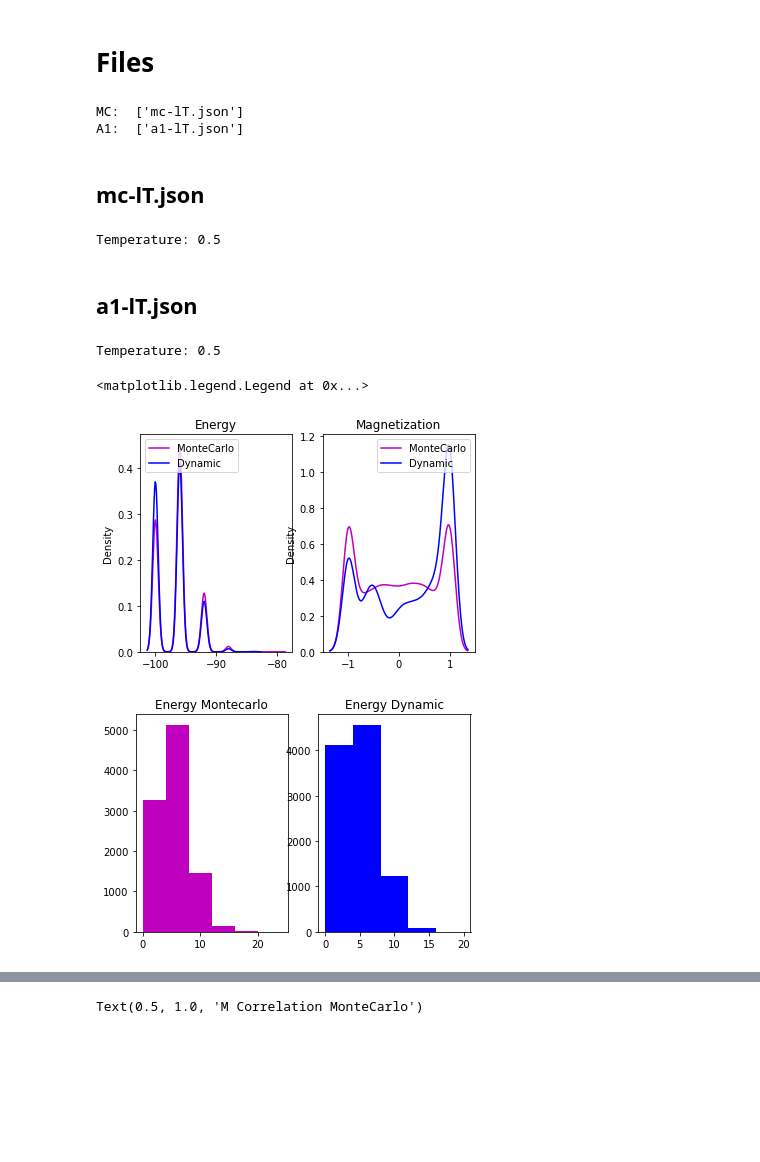
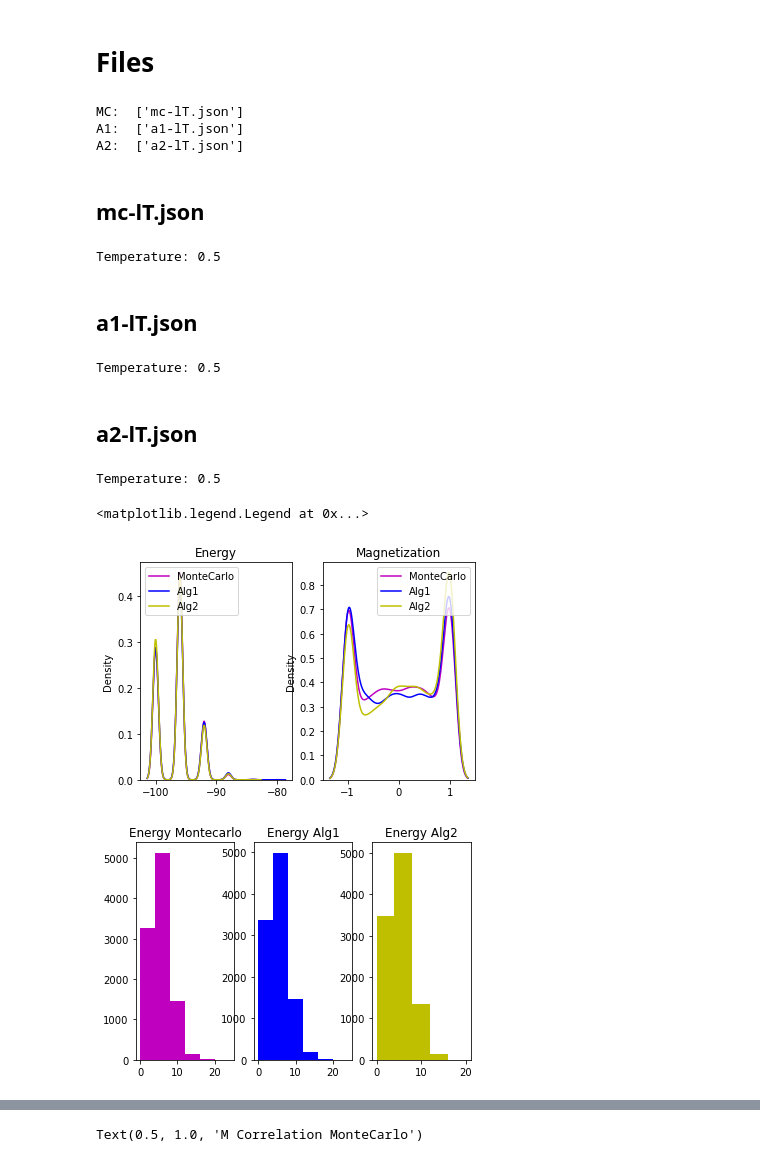
Before and after one commit to SabSav/thesis-code, a Jupyter notebook: examples/100_spins/Chart_low_T.ipynb, the cells around one changed output, grey strips where cells are left out. Saved outputs shown, nothing was run; the diff lists cells and outputs as text; code cells hidden in the pictures; blank space fills up the shorter version.

Commit message:
Alg2 3,4,100 spins

```diff
--- a/examples/100_spins/Chart_low_T.ipynb
+++ b/examples/100_spins/Chart_low_T.ipynb
@@ -17,20 +17,27 @@ json_files_mc = sorted([pos_json for pos_json in os.listdir(path_to_json) if pos
                        reverse = True)
 json_files_alg1 = sorted([pos_json for pos_json in os.listdir(path_to_json) if pos_json.endswith('.json') and pos_json.startswith('a1-lT')],
                          reverse = True)
+json_files_alg2 = sorted([pos_json for pos_json in os.listdir(path_to_json) if pos_json.endswith('.json') and pos_json.startswith('a2-lT')],
+                         reverse = True)
 
 print("MC: ", json_files_mc)
 print("A1: ", json_files_alg1)
+print("A2: ", json_files_alg2)
 
 mc = load_case(json_files_mc[0])
 alg1 = load_case(json_files_alg1[0])
+alg2 = load_case(json_files_alg2[0])
 # %% [output]
 # Files
 MC:  ['mc-lT.json']
 A1:  ['a1-lT.json']
+A2:  ['a2-lT.json']
 ## mc-lT.json
 Temperature: 0.5
 ## a1-lT.json
 Temperature: 0.5
+## a2-lT.json
+Temperature: 0.5
 # %%
 import ising
 from ising import *
@@ -42,29 +49,36 @@ h1 = sns.kdeplot(data=mc["energy_sample"], bw_method='scott', color='m', ax=axes
 h1.set(xlabel=None)
 h2 = sns.kdeplot(data=alg1["energy_sample"], bw_method='scott', color='b', ax=axes[0])
 h2.set(xlabel=None)
+h3 = sns.kdeplot(data=alg2["energy_sample"], bw_method='scott', color='y', ax=axes[0])
+h3.set(xlabel=None)
 m1 = sns.kdeplot(data=mc["magnetization_sample"], bw_method='scott', color='m', ax=axes[1])
 m1.set(xlabel=None)
 m2 = sns.kdeplot(data=alg1["magnetization_sample"], bw_method='scott', color='b', ax=axes[1])
 m2.set(xlabel=None)
+m3 = sns.kdeplot(data=alg2["magnetization_sample"], bw_method='scott', color='y', ax=axes[1])
+m3.set(xlabel=None)
 
 axes[0].set_title("Energy")
-axes[0].legend(['MonteCarlo', 'Dynamic'], loc="upper left")
+axes[0].legend(['MonteCarlo', 'Alg1', 'Alg2'], loc="upper left")
 axes[1].set_title("Magnetization")
-axes[1].legend(['MonteCarlo', 'Dynamic'], loc="upper right")
+axes[1].legend(['MonteCarlo', 'Alg1', 'Alg2'], loc="upper right")
 # %% [output]
 <matplotlib.legend.Legend at 0x...>
-[figure, old version]
+[figure, new version]
 # %%
-chain = Chain(size=100)
+chain = Chain(size=alg1["number of spins"])
 bin_edges_engy_mc, metropolis_engy = hist(chain, mc["energy_sample"], engy_flag=True)
-bin_edges_engy_dynamic, dynamic_engy = hist(chain, alg1["energy_sample"], engy_flag=True)
-fig_engy, axes = plt.subplots(1, 2)
+bin_edges_engy_alg1, alg1_engy = hist(chain, alg1["energy_sample"], engy_flag=True)
+bin_edges_engy_alg2, alg2_engy = hist(chain, alg2["energy_sample"], engy_flag=True)
+fig_engy, axes = plt.subplots(1, 3)
 axes[0].hist(metropolis_engy, bins=bin_edges_engy_mc, label='Metropolis', color='m')
-axes[1].hist(dynamic_engy, bins=bin_edges_engy_dynamic, label='Dynamic', color='b')
+axes[1].hist(alg1_engy, bins=bin_edges_engy_alg1, label='Alg1', color='b')
+axes[2].hist(alg2_engy, bins=bin_edges_engy_alg2, label='Alg2', color='y')
 axes[0].set_title("Energy Montecarlo")
-axes[1].set_title("Energy Dynamic")
+axes[1].set_title("Energy Alg1")
+axes[2].set_title("Energy Alg2")
 plt.show()
 # %% [output]
-[figure, old version]
+[figure, new version]
 # %%
 bin_edges_m_mc, metropolis_m = hist(chain, mc["magnetization_sample"], engy_flag=False)
```
Also changed, not shown: parts of 5 cells of this notebook, 44 other files.
